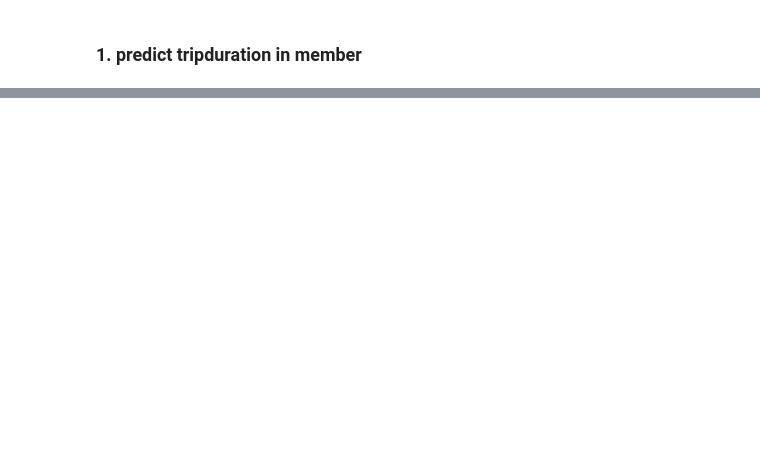
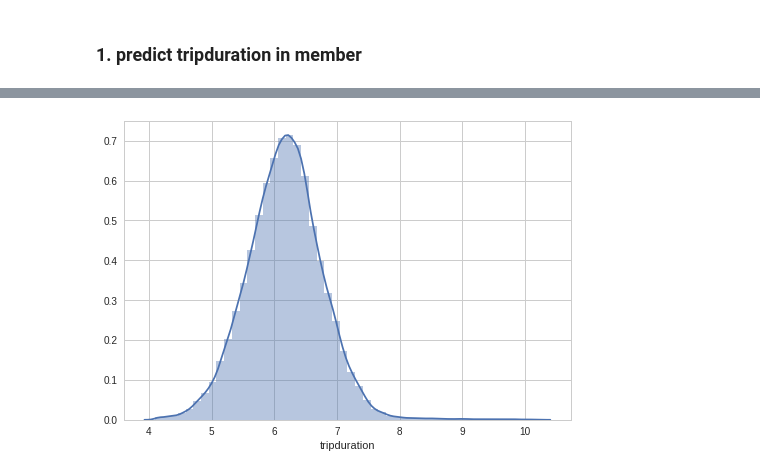
Before and after one commit to shinv1234/cycle_share, a Jupyter notebook: cycle_share_tripduration_predict.ipynb, the cells around one changed output, grey strips where cells are left out. Saved outputs shown, nothing was run; the diff lists cells and outputs as text; code cells hidden in the pictures; blank space fills up the shorter version.

```diff
--- a/cycle_share_tripduration_predict.ipynb
+++ b/cycle_share_tripduration_predict.ipynb
@@ -148,5 +124,0 @@ AttributeError: 'OneHotEncoder' object has no attribute 'feature_indices_'
-# %%
-cycle_share = pd.concat([cycle_share, dmatrix('from_station_area -1',
-                                              data = cycle_share, return_type='dataframe')],
-                        axis = 1)
-cycle_share.head()
@@ -193,0 +125,24 @@ Name: install_date, dtype: int64
+# %%
+cs_lm_f = cycle_share[cycle_share.usertype == 'Member'][['age', 'Mean_Temperature_F', 'MeanDew_Point_F',
+                                                         'Mean_Humidity', 'Mean_Sea_Level_Pressure_In',
+                                                         'Mean_Visibility_Miles', 'Mean_Wind_Speed_MPH',
+                                                         'Precipitation_In', 'day', 'weekend', 'Gender_F',
+                                                         'Gender_M', 'Gender_O', 'from_station_area[BT]',
+                                                         'from_station_area[CBD]', 'from_station_area[CD]',
+                                                         'from_station_area[CH]', 'from_station_area[DPD]',
+                                                         'from_station_area[EL]', 'from_station_area[FH]',
+                                                         'from_station_area[ID]', 'from_station_area[PS]',
+                                                         'from_station_area[SLU]', 'from_station_area[UD]',
+                                                         'from_station_area[UW]', 'from_station_area[WF]',
+                                                         'Rain', 'Snow', 'Fog', 'Thunderstorm']]
+cs_lm_f.reset_index(inplace = True)
+del cs_lm_f['index']
+# %%
+cs_lm_t = cycle_share.tripduration[cycle_share.usertype == 'Member']
+cs_lm_t = cs_lm_t.reset_index()
+del cs_lm_t['index']
+# %%
+# 잠시만...
+cs_lm_t = cs_lm_t[~cs_lm_f.Mean_Temperature_F.isnull()]
+cs_lm_t = cs_lm_t[~cs_lm_f.age.isnull()]
+cs_lm_t.isnull().sum()
@@ -193,0 +184,4 @@ Name: install_date, dtype: int64
+# %%
+sns.distplot(np.log(cs_lm_t));
+# %% [output]
+[figure, added]
```
Also changed, not shown: parts of 69 cells of this notebook, 2 other files.
